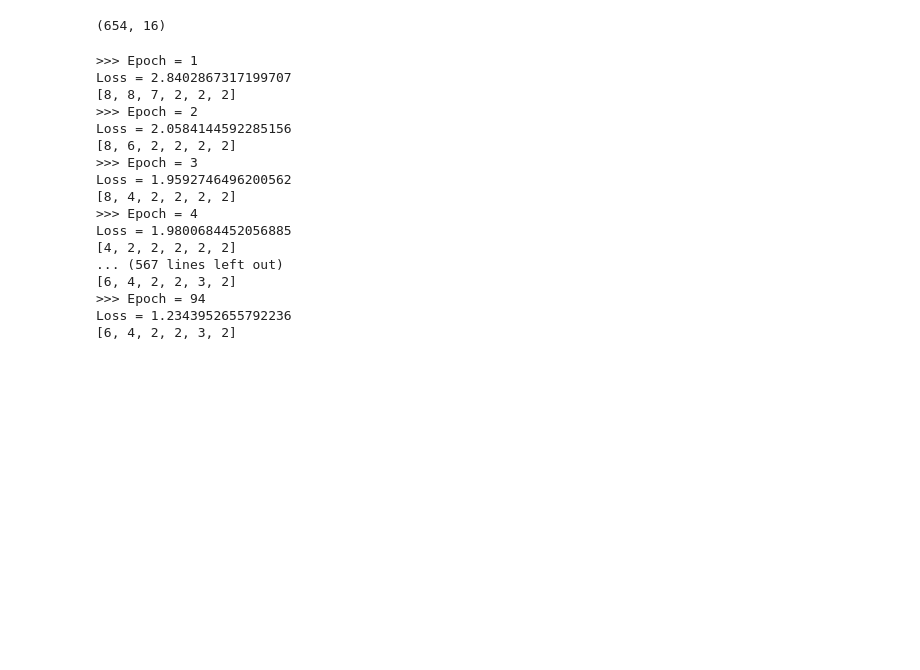
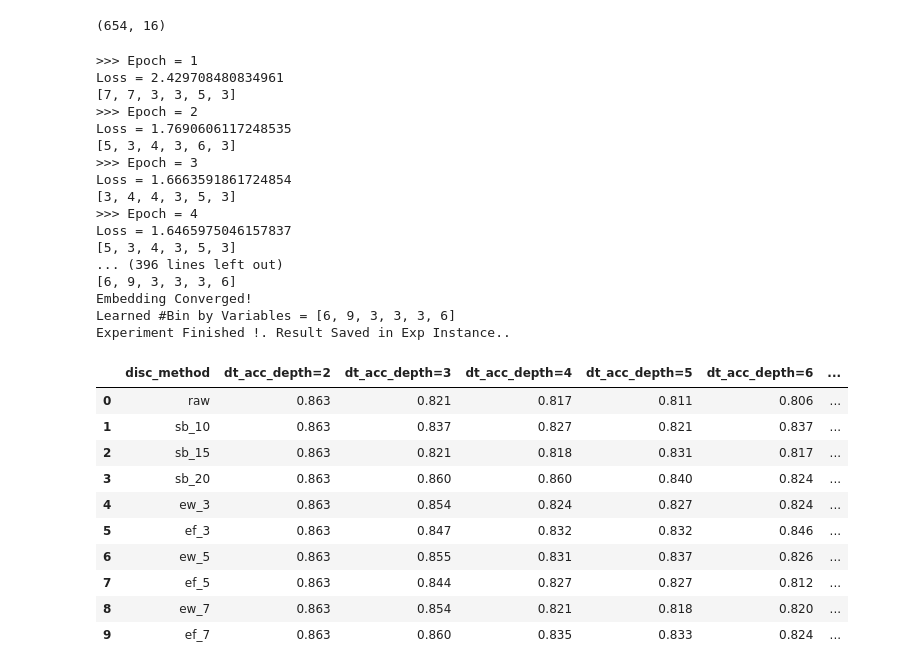
Before and after one commit to Wook0129/semantic_binning, a Jupyter notebook: test_credit1.ipynb, the cells around one changed output. Cells and saved outputs as stored; diff of their text form; code cells hidden in the pictures; blank space fills up the shorter version.

```diff
--- a/test_credit1.ipynb
+++ b/test_credit1.ipynb
@@ -10,15 +10,16 @@ var_dict = dict(
 # %%
 exp = Experiment('data/credit1.csv',
                  var_dict,
-                 embedding_dim=8,
-                 lr=0.2,
+                 embedding_dim=32,
+                 lr=0.1,
                  cv=5,
                  weight_decay=0.0,
                  batch_size=1024,
                  n_epoch=100,
                  verbose=True,
-                 n_bins_range=[3, 5, 10],
-                 n_init_bins_list=[15, 20, 30])
+                 n_bins_range=[3, 5, 7],
+                 n_init_bins_list=[10, 15, 20],
+                 co_occur_cutoff=2)
 # %%
 exp.data.shape
 # %% [output]
@@ -27,23 +28,37 @@ exp.data.shape
 exp.perform_exp()
 # %% [output]
 >>> Epoch = 1
-Loss = 2.8402867317199707
-[8, 8, 7, 2, 2, 2]
+Loss = 2.429708480834961
+[7, 7, 3, 3, 5, 3]
 >>> Epoch = 2
-Loss = 2.0584144592285156
-[8, 6, 2, 2, 2, 2]
+Loss = 1.7690606117248535
+[5, 3, 4, 3, 6, 3]
 >>> Epoch = 3
-Loss = 1.9592746496200562
-[8, 4, 2, 2, 2, 2]
+Loss = 1.6663591861724854
+[3, 4, 4, 3, 5, 3]
 >>> Epoch = 4
-Loss = 1.9800684452056885
-[4, 2, 2, 2, 2, 2]
-... (567 lines left out)
-[6, 4, 2, 2, 3, 2]
->>> Epoch = 94
-Loss = 1.2343952655792236
-[6, 4, 2, 2, 3, 2]
+Loss = 1.6465975046157837
+[5, 3, 4, 3, 5, 3]
+... (396 lines left out)
+[6, 9, 3, 3, 3, 6]
+Embedding Converged!
+Learned #Bin by Variables = [6, 9, 3, 3, 3, 6]
+Experiment Finished !. Result Saved in Exp Instance..
 # %%
 result = exp.get_result()
+# %%
+result
+# %% [output]
+|  | disc_method | dt_acc_depth=2 | dt_acc_depth=3 | dt_acc_depth=4 | dt_acc_depth=5 | dt_acc_depth=6 | ... |
+| 0 | raw | 0.863 | 0.821 | 0.817 | 0.811 | 0.806 | ... |
+| 1 | sb_10 | 0.863 | 0.837 | 0.827 | 0.821 | 0.837 | ... |
+| 2 | sb_15 | 0.863 | 0.821 | 0.818 | 0.831 | 0.817 | ... |
+| 3 | sb_20 | 0.863 | 0.860 | 0.860 | 0.840 | 0.824 | ... |
+| 4 | ew_3 | 0.863 | 0.854 | 0.824 | 0.827 | 0.824 | ... |
+| 5 | ef_3 | 0.863 | 0.847 | 0.832 | 0.832 | 0.846 | ... |
+| 6 | ew_5 | 0.863 | 0.855 | 0.831 | 0.837 | 0.826 | ... |
+| 7 | ef_5 | 0.863 | 0.844 | 0.827 | 0.827 | 0.812 | ... |
+| 8 | ew_7 | 0.863 | 0.854 | 0.821 | 0.818 | 0.820 | ... |
+| 9 | ef_7 | 0.863 | 0.860 | 0.835 | 0.833 | 0.824 | ... |
 # %%
 exp.plot_model_comparison_chart(result)
```
Also changed, not shown: parts of 2 cells of this notebook, 10 other files.
